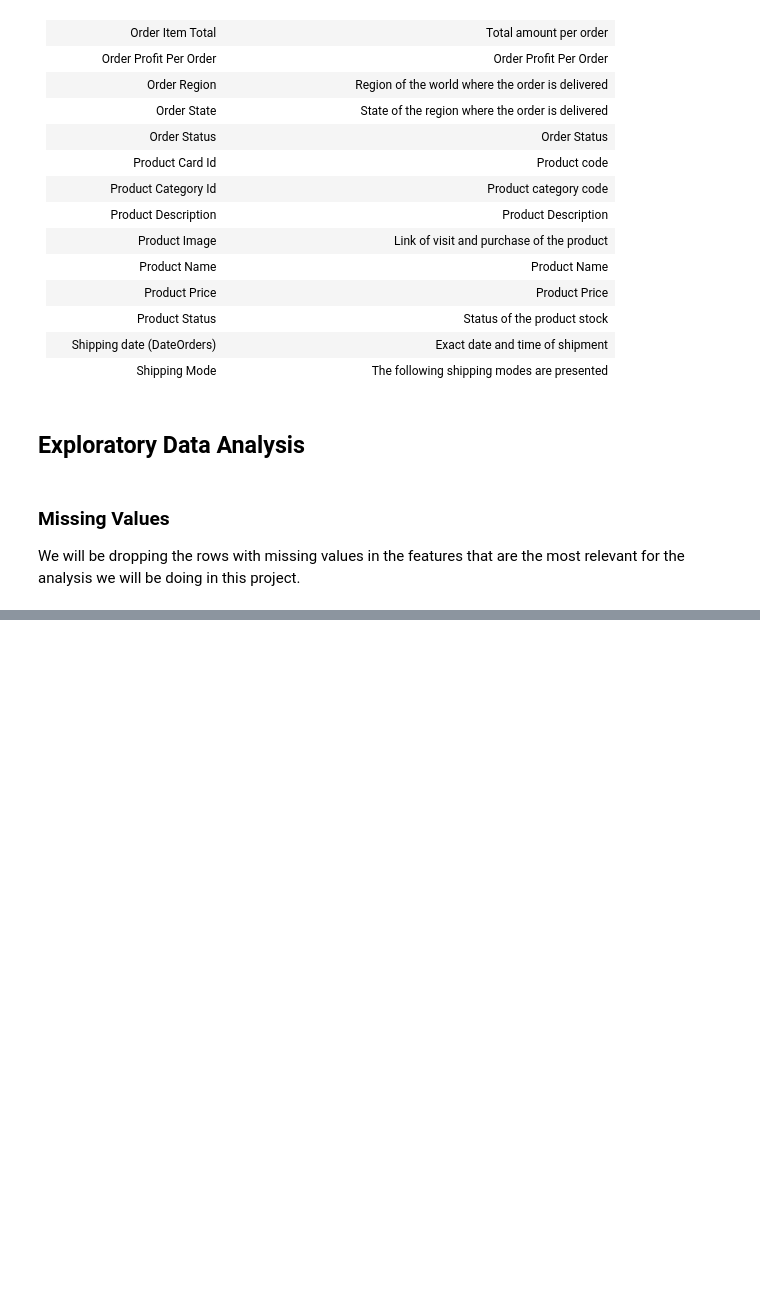
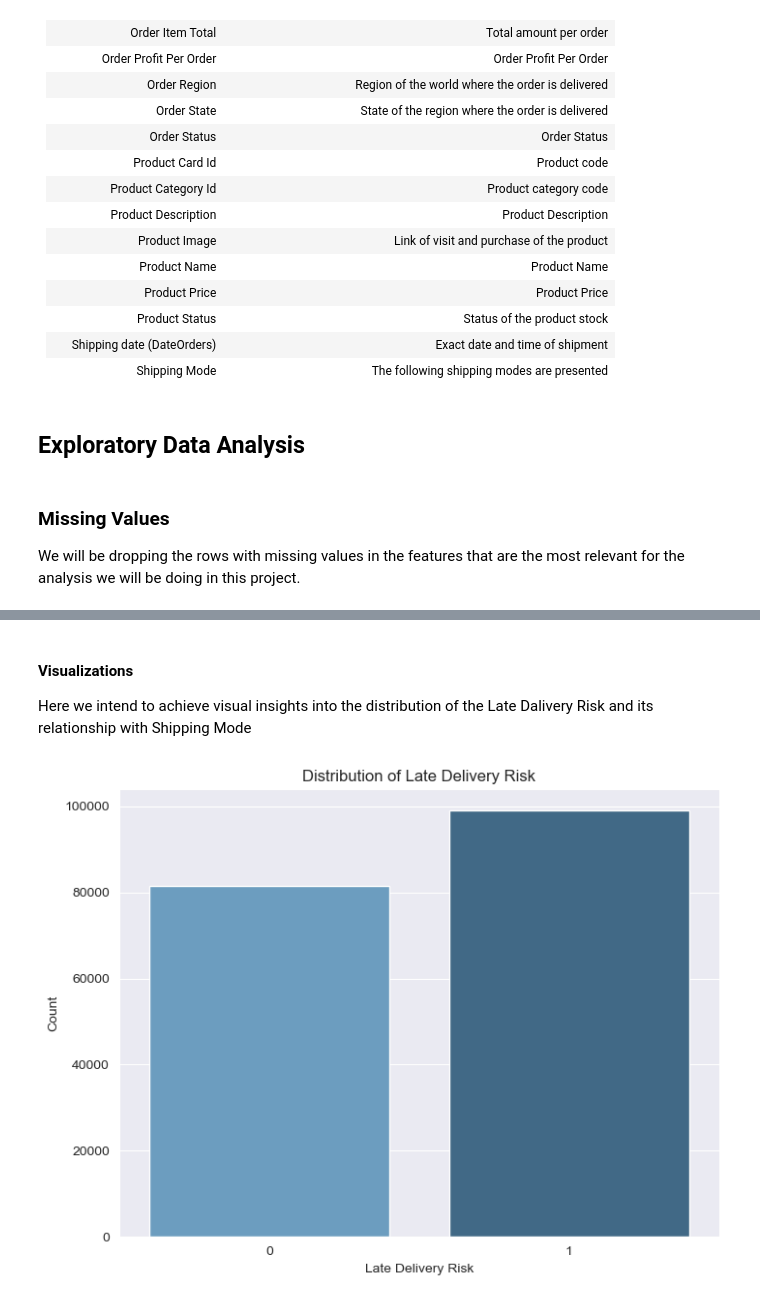
Before and after one commit to jforeroluque/Supply_Chain_Analysis, a Jupyter notebook: DMS020_Supply_Chain.ipynb, the cells around one changed output, grey strips where cells are left out. Drawn from its saved outputs; the diff is of its cells as text; code cells hidden in the pictures; blank space fills up the shorter version.

```diff
--- a/DMS020_Supply_Chain.ipynb
+++ b/DMS020_Supply_Chain.ipynb
@@ -201,0 +261,13 @@ print(df_cleaned.head(5))
+# %%
+# List of columns to drop
+columns_to_drop = [
+    'Customer Email', 'Customer Fname', 'Customer Id',
+    'Customer Lname', 'Customer Password', 'Customer Street',
+    'Customer Zipcode', 'Product Description', 'Product Image'
+]
+
+# Drop the columns from the DataFrame
+df_cleaned = df_cleaned.drop(columns=columns_to_drop)
+
+# Display the first few rows to confirm
+df_cleaned.head()
@@ -201,0 +325,11 @@ print(df_cleaned.head(5))
+# %%
+# List of numerical columns to calculate the correlation with 'Late_delivery_risk'
+numerical_columns_corr = ['Days for shipment (scheduled)', 'Order Item Quantity', 'Latitude', 'Longitude', 'Order Item Total', 'Sales', 'Order Item Product Price']
+
+# Ensure 'Late_delivery_risk' is numeric for correlation (if needed)
+df_cleaned['Late_delivery_risk'] = pd.to_numeric(df_cleaned['Late_delivery_risk'], errors='coerce')
+
+# Calculate and print the correlation for each numerical column with 'Late_delivery_risk'
+for col_name in numerical_columns_corr:
+    correlation = df_cleaned[[col_name, 'Late_delivery_risk']].corr().iloc[0, 1]
+    print(f"Correlation between {col_name} and Late_delivery_risk: {correlation}")
@@ -201,0 +344,17 @@ print(df_cleaned.head(5))
+# %% [markdown]
+#### Visualizations
+
+Here we intend to achieve visual insights into the distribution of the Late Dalivery Risk and its relationship with Shipping Mode
+# %%
+ # Count occurrences of 'Late_delivery_risk' using pandas
+late_delivery_risk_df = df_cleaned.groupby("Late_delivery_risk").size().reset_index(name='count')
+
+# Plot Late Delivery Risk using seaborn
+plt.figure(figsize=(8, 6))
+sns.barplot(x='Late_delivery_risk', y='count', hue='Late_delivery_risk', data=late_delivery_risk_df, palette='Blues_d', legend=False)
+plt.xlabel('Late Delivery Risk')
+plt.ylabel('Count')
+plt.title('Distribution of Late Delivery Risk')
+plt.show()
+# %% [output]
+[figure, added]
```
Also changed, not shown: parts of 25 cells of this notebook.
